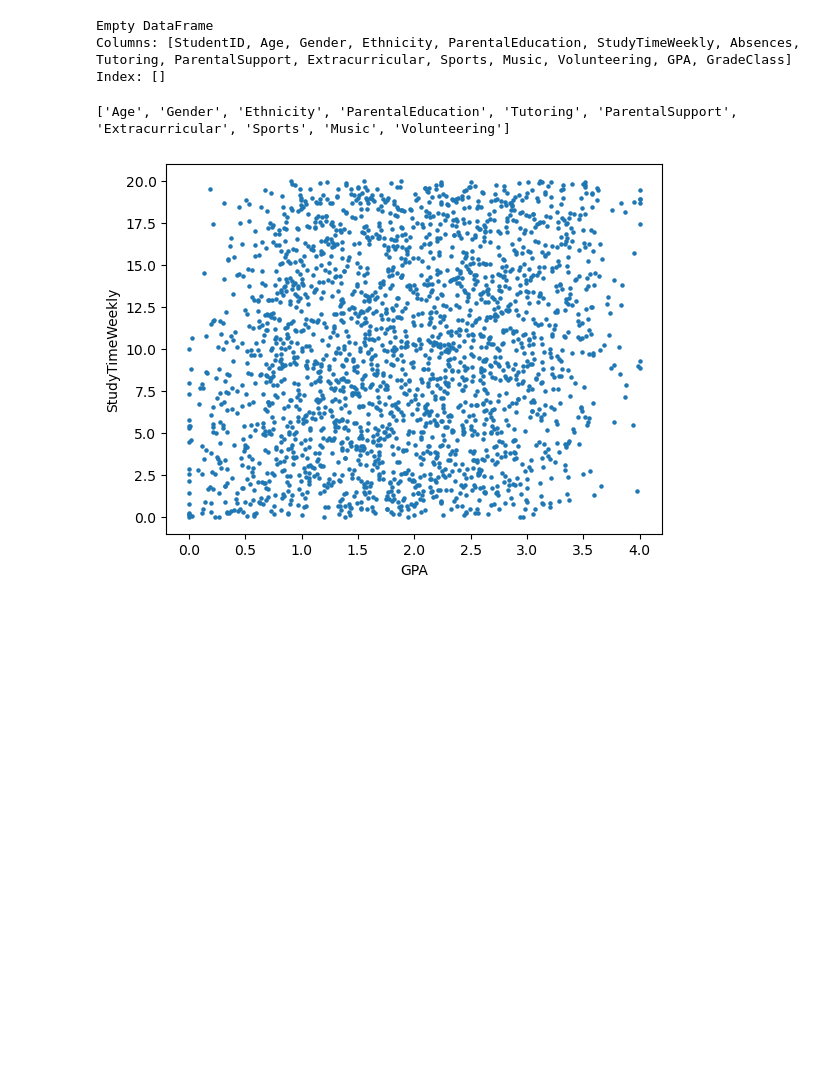
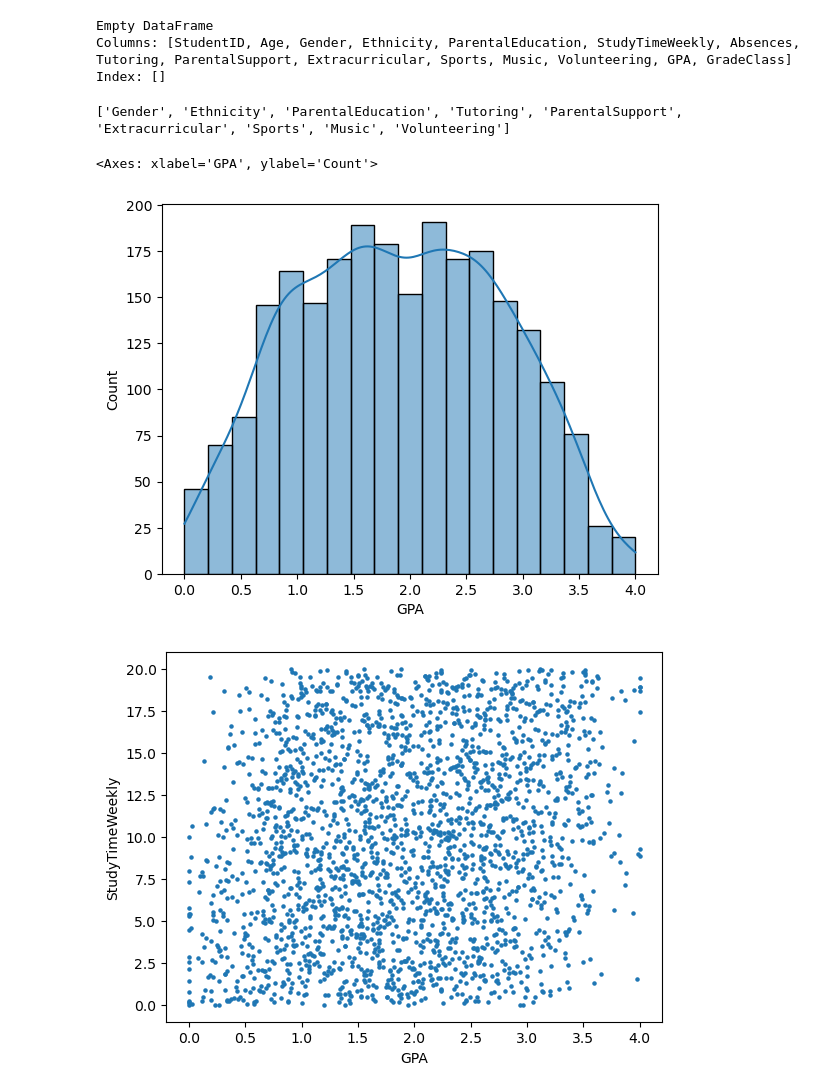
Before and after one commit to KCSchmutz/MLG382_Guided_Project_GroupX, a Jupyter notebook: MLG382_Guided_Project_GroupX_Notebook.ipynb, the cells around one changed output. Cells and saved outputs as stored; diff of their text form; code cells hidden in the pictures; blank space fills up the shorter version.

```diff
--- a/MLG382_Guided_Project_GroupX_Notebook.ipynb
+++ b/MLG382_Guided_Project_GroupX_Notebook.ipynb
@@ -66,15 +66,19 @@ Empty DataFrame
 Columns: [StudentID, Age, Gender, Ethnicity, ParentalEducation, StudyTimeWeekly, Absences, Tutoring, ParentalSupport, Extracurricular, Sports, Music, Volunteering, GPA, GradeClass]
 Index: []
 # %%
-output_Var = "GradeClass"
-all_features = df.columns.drop([output_Var, "GPA", "StudentID"]).tolist()
-categorical_features = df.columns.drop([output_Var, "GPA", "StudentID", "StudyTimeWeekly", "Absences"]).tolist()
-quantitative_features = df.columns.drop([])
+output_Var = "GPA"
+all_features = df.columns.drop([output_Var, "GradeClass", "StudentID"]).tolist()
+categorical_features = df.columns.drop([output_Var, "GradeClass", "StudentID", "StudyTimeWeekly", "Absences", "Age"]).tolist()
 #splitting the output variable from our features and dropping the unique identifier
 
 print(categorical_features)
 # %% [output]
-['Age', 'Gender', 'Ethnicity', 'ParentalEducation', 'Tutoring', 'ParentalSupport', 'Extracurricular', 'Sports', 'Music', 'Volunteering']
+['Gender', 'Ethnicity', 'ParentalEducation', 'Tutoring', 'ParentalSupport', 'Extracurricular', 'Sports', 'Music', 'Volunteering']
+# %%
+sns.histplot(df["GPA"], kde = True)
+# %% [output]
+<Axes: xlabel='GPA', ylabel='Count'>
+[figure, added]
 # %%
 ScatterPlot = df.plot.scatter(x= "GPA", y = "StudyTimeWeekly", s = 5)
 ScatterPlot2 = df.plot.scatter(x= "GPA", y = "Absences", s = 5)
```
Also changed, not shown: parts of 5 cells of this notebook.
